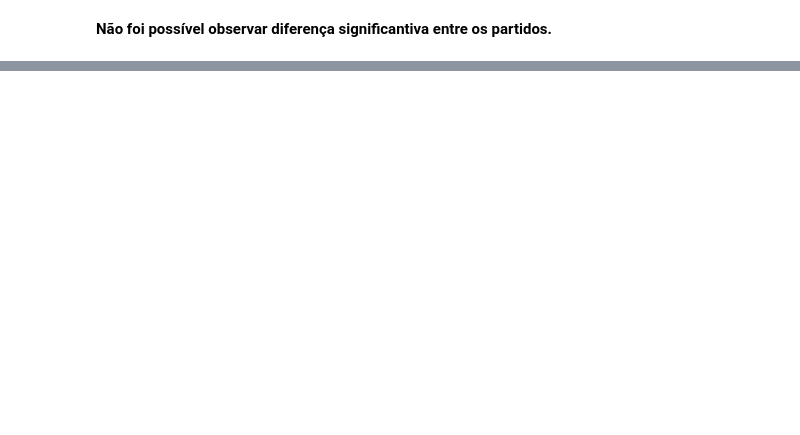
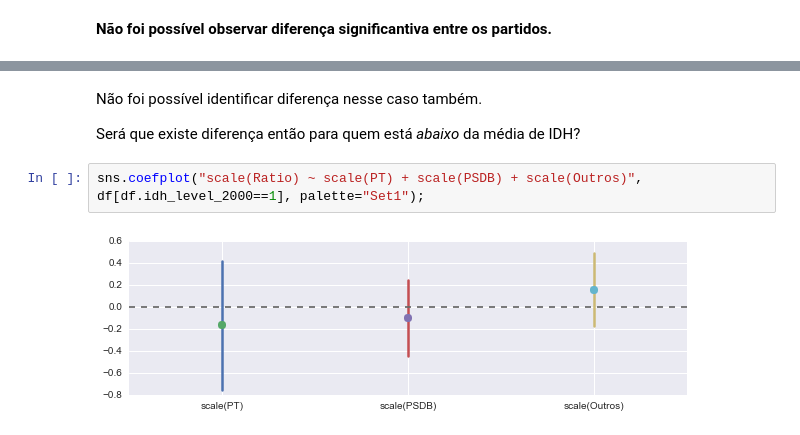
Before and after one commit to xboard/xboard.github.io, a Jupyter notebook: ipynb/IDH.ipynb, the cells around one changed output, grey strips where cells are left out. Saved outputs shown, nothing was run; the diff lists cells and outputs as text; blank space fills up the shorter version.

```diff
--- a/ipynb/IDH.ipynb
+++ b/ipynb/IDH.ipynb
@@ -270,0 +292,9 @@ TBD
+# %% [markdown]
+Não foi possível identificar diferença nesse caso também.
+
+
+Será que existe diferença então para quem está *abaixo* da média de IDH?
+# %%
+sns.coefplot("scale(Ratio) ~ scale(PT) + scale(PSDB) + scale(Outros)", df[df.idh_level_2000==1], palette="Set1");
+# %% [output]
+[figure, added]
```
Also changed, not shown: parts of 19 cells of this notebook.
